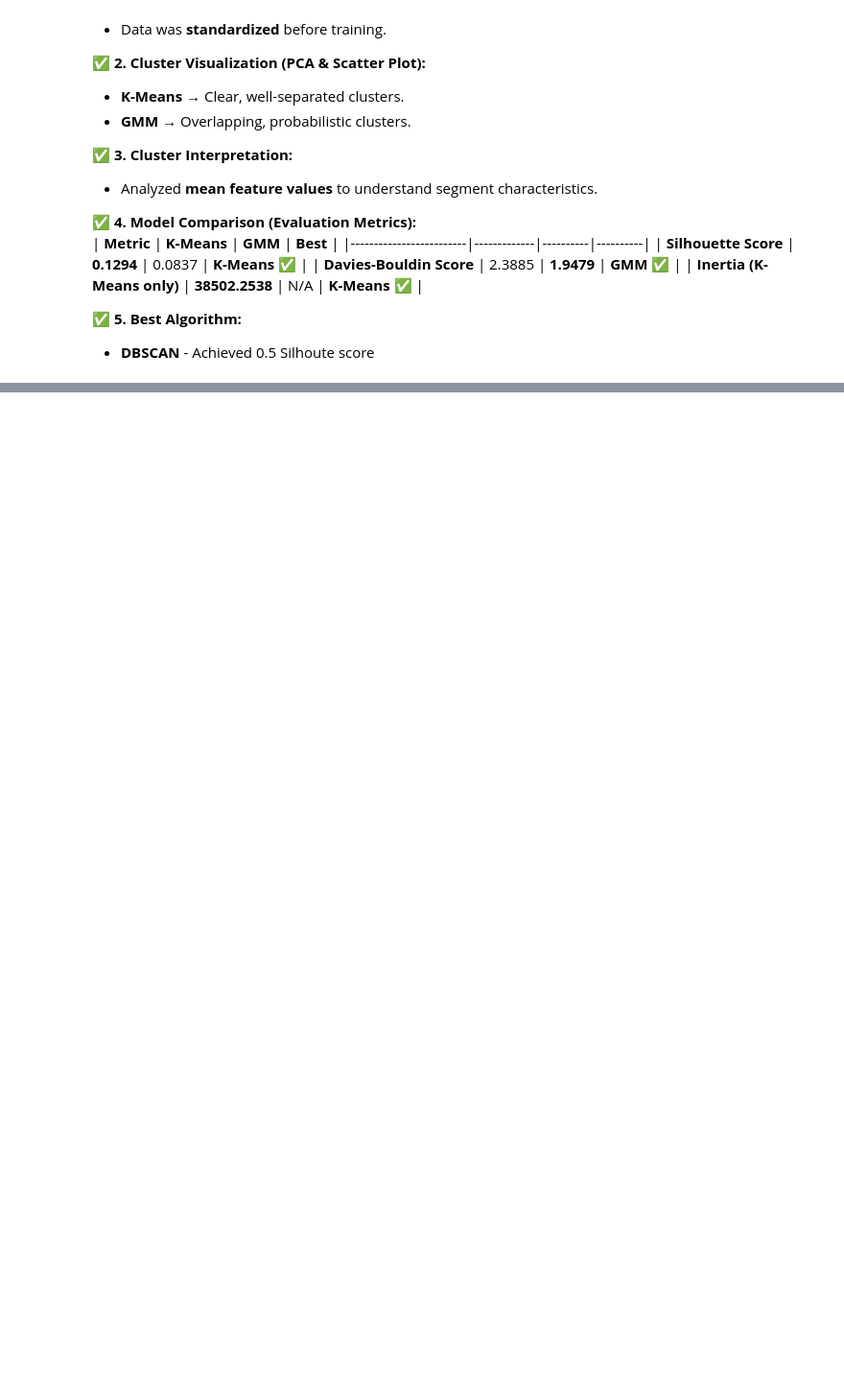
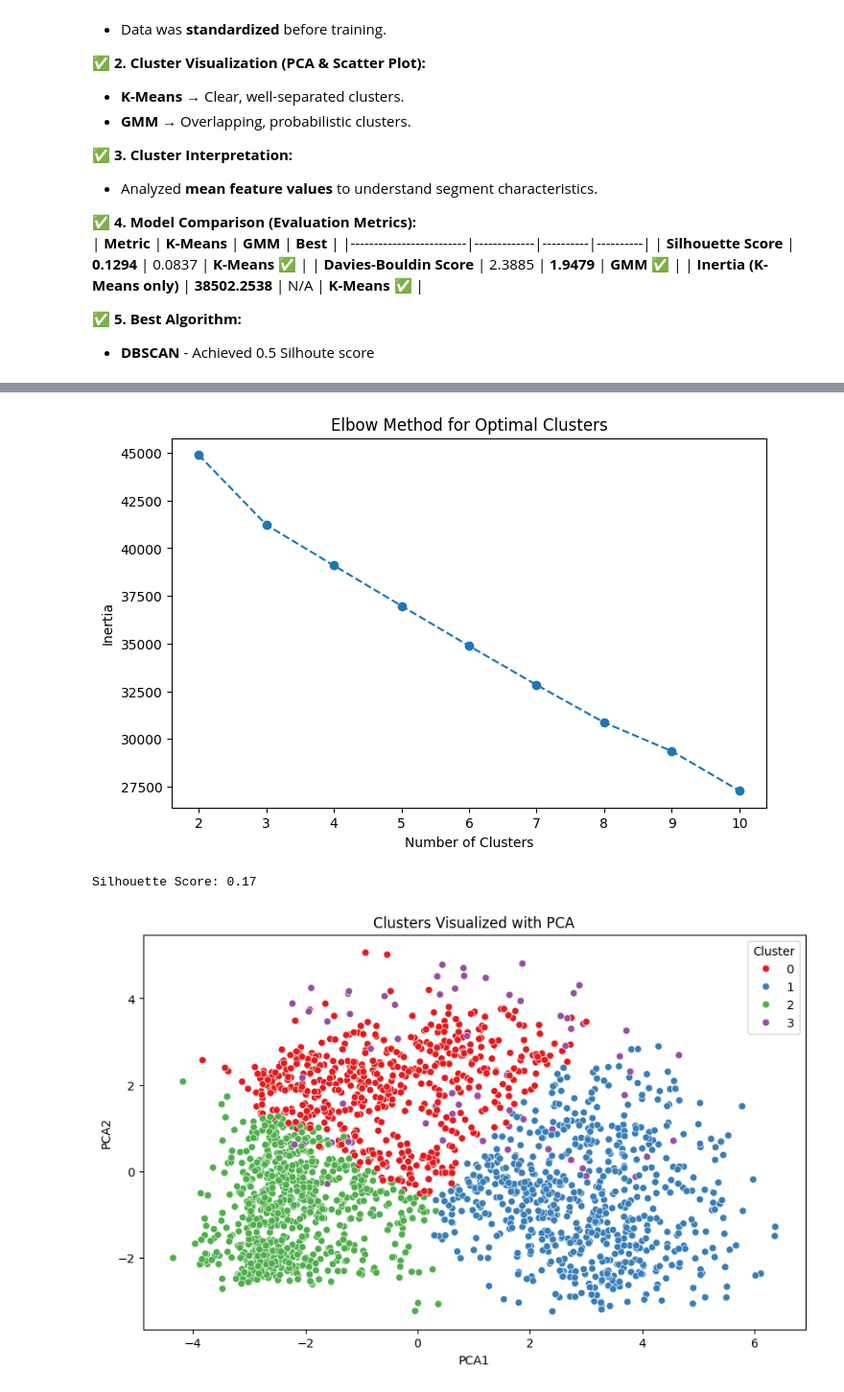
Before and after one commit to hoshangsheth/customer-segmentation-kmeans, a Jupyter notebook: notebooks/model.ipynb, the cells around one changed output, grey strips where cells are left out. Shown at 96% size. Cells and saved outputs as stored; diff of their text form; code cells hidden in the pictures; blank space fills up the shorter version.

Commit message:
completed cluster labels

```diff
--- a/notebooks/model.ipynb
+++ b/notebooks/model.ipynb
@@ -860,0 +866,79 @@ Davies-Bouldin Score: 1.9479
+# %%
+import pandas as pd
+import numpy as np
+import matplotlib.pyplot as plt
+import seaborn as sns
+from sklearn.preprocessing import StandardScaler
+from sklearn.cluster import KMeans
+from sklearn.decomposition import PCA
+from sklearn.metrics import silhouette_score
+
+
+# Selecting numerical features for clustering
+df_clean = df.select_dtypes(include=['float64', 'int64'])
+
+# Standardize the data
+scaler = StandardScaler()
+X_scaled = scaler.fit_transform(df_clean)
+
+# Determine optimal number of clusters using Elbow Method
+inertia = []
+k_range = range(2, 11)
+for k in k_range:
+    kmeans = KMeans(n_clusters=k, random_state=42, n_init=10)
+    kmeans.fit(X_scaled)
+    inertia.append(kmeans.inertia_)
+
+plt.figure(figsize=(8, 5))
+plt.plot(k_range, inertia, marker='o', linestyle='--')
+plt.xlabel('Number of Clusters')
+plt.ylabel('Inertia')
+plt.title('Elbow Method for Optimal Clusters')
+plt.show()
+
+# Apply K-Means Clustering with the chosen number of clusters
+optimal_clusters = 4  # Update based on elbow method analysis
+kmeans = KMeans(n_clusters=optimal_clusters, random_state=42, n_init=10)
+df['Cluster'] = kmeans.fit_predict(X_scaled)
+
+# Compute silhouette score
+silhouette_avg = silhouette_score(X_scaled, df['Cluster'])
+print(f'Silhouette Score: {silhouette_avg:.2f}')
+
+# Reduce dimensions using PCA for visualization
+pca = PCA(n_components=2)
+X_pca = pca.fit_transform(X_scaled)
+df['PCA1'] = X_pca[:, 0]
+df['PCA2'] = X_pca[:, 1]
+
+plt.figure(figsize=(10, 6))
+sns.scatterplot(x='PCA1', y='PCA2', hue=df['Cluster'], palette='Set1', data=df)
+plt.title('Clusters Visualized with PCA')
+plt.show()
+
+# Assign labels based on cluster characteristics
+numeric_columns = df.select_dtypes(include=['float64', 'int64']).columns  # Exclude non-numeric columns
+cluster_summary = df.groupby('Cluster')[numeric_columns].mean()
+
+# Define meaningful labels
+cluster_labels = {
+    0: "High-Value Customers",
+    1: "Budget-Conscious Customers",
+    2: "Moderate Spenders",
+    3: "Occasional Shoppers"
+}
+df['Segment'] = df['Cluster'].map(cluster_labels)
+
+# Visualize cluster distributions
+plt.figure(figsize=(10, 6))
+sns.countplot(x='Segment', data=df, order=cluster_labels.values())
+plt.xticks(rotation=45)
+plt.title("Distribution of Customer Segments")
+plt.show()
+
+# Display the summary of each cluster
+print(cluster_summary)
+# %% [output]
+[figure, added]
+Silhouette Score: 0.17
+[figure, added]
```
Also changed, not shown: parts of 12 cells of this notebook.
